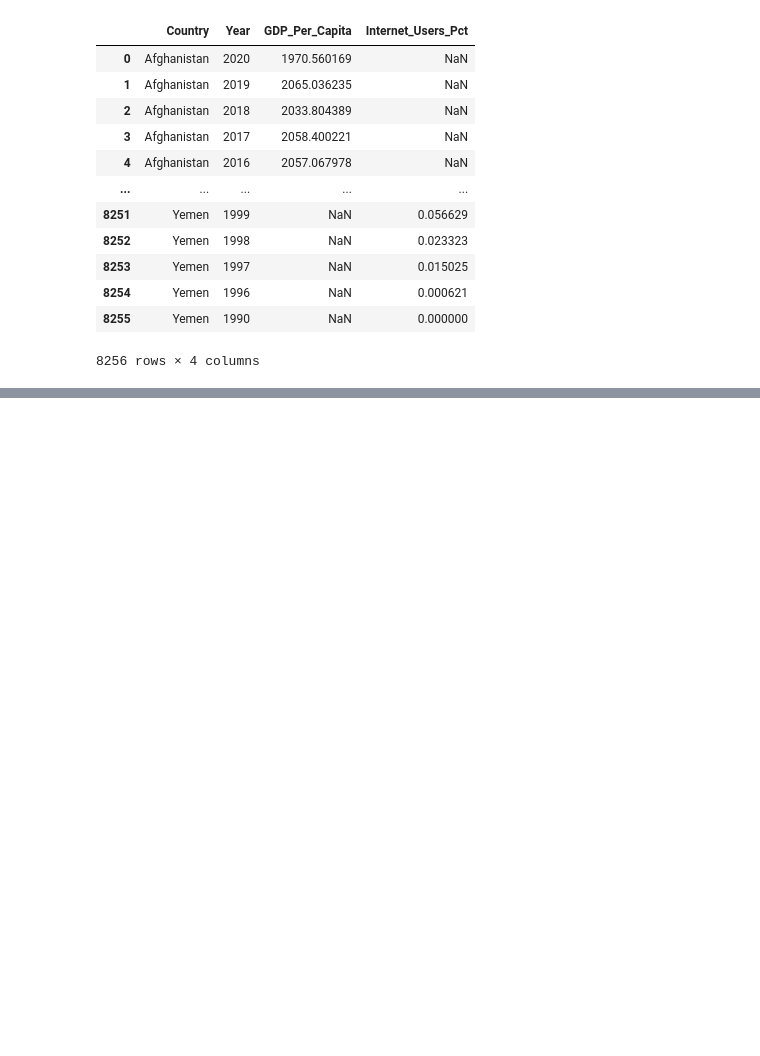
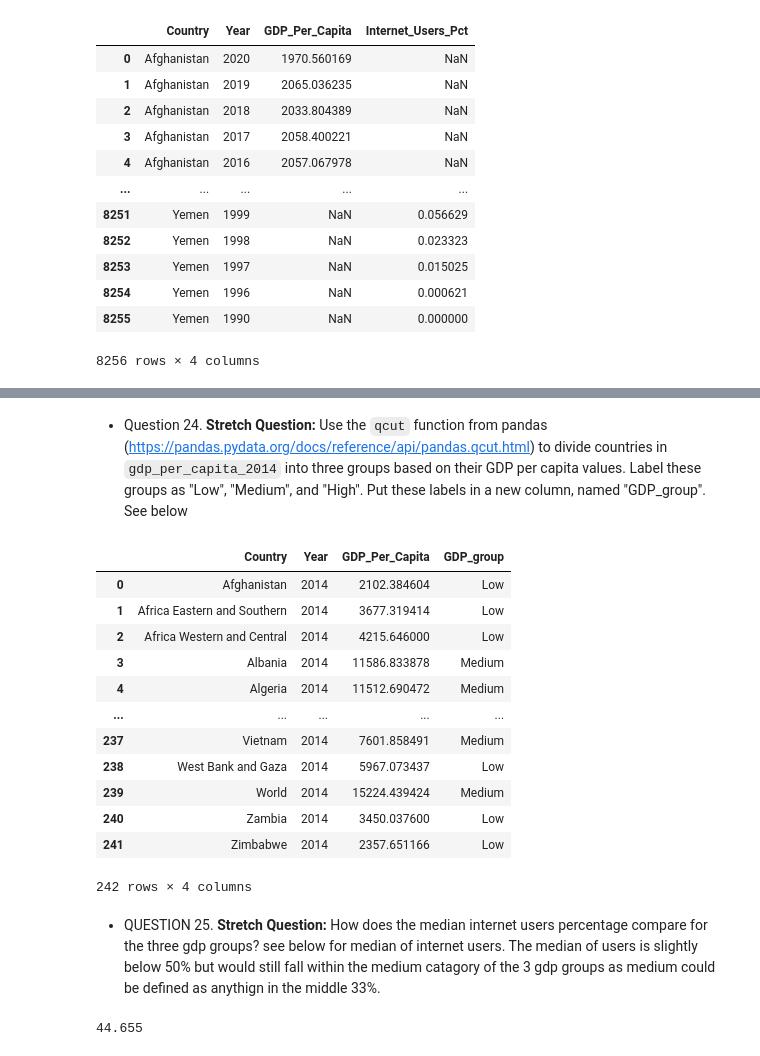
Before and after one commit to NSS-Full-Time-Data-Analytics-11/un-project-nelson-aaron-j, a Jupyter notebook: notebooks/nelson_un_project.ipynb, the cells around one changed output, grey strips where cells are left out. Cells and saved outputs as stored; diff of their text form; code cells hidden in the pictures; blank space fills up the shorter version.

```diff
--- a/notebooks/nelson_un_project.ipynb
+++ b/notebooks/nelson_un_project.ipynb
@@ -647,0 +592,3 @@ Text(0.5, 1.0, '2014 GDP Per Capita vs. Internet Users Percentage')
+# %%
+gdp_per_capita_2014 = gdp_df.query('Year == 2014').sort_values(by = 'Country', ascending = True).reset_index(drop=True)
+gdp_per_capita_2014
@@ -647,0 +609,26 @@ Text(0.5, 1.0, '2014 GDP Per Capita vs. Internet Users Percentage')
+# %% [markdown]
+- Question 24. **Stretch Question:** Use the `qcut` function from pandas (https://pandas.pydata.org/docs/reference/api/pandas.qcut.html) to divide countries in `gdp_per_capita_2014` into three groups based on their GDP per capita values. Label these groups as "Low", "Medium", and "High". Put these labels in a new column, named "GDP_group". See below
+# %%
+# qcut - defined the new column name, what i was cutting, the number of bins it was to be divided into and the labels for each bin,
+gdp_per_capita_2014['GDP_group'] = pd.qcut(gdp_per_capita_2014['GDP_Per_Capita'], 3, labels=["Low", "Medium", "High"])
+gdp_per_capita_2014
+# %% [output]
+|  | Country | Year | GDP_Per_Capita | GDP_group |
+| 0 | Afghanistan | 2014 | 2102.384604 | Low |
+| 1 | Africa Eastern and Southern | 2014 | 3677.319414 | Low |
+| 2 | Africa Western and Central | 2014 | 4215.646000 | Low |
+| 3 | Albania | 2014 | 11586.833878 | Medium |
+| 4 | Algeria | 2014 | 11512.690472 | Medium |
+| ... | ... | ... | ... | ... |
+| 237 | Vietnam | 2014 | 7601.858491 | Medium |
+| 238 | West Bank and Gaza | 2014 | 5967.073437 | Low |
+| 239 | World | 2014 | 15224.439424 | Medium |
+| 240 | Zambia | 2014 | 3450.037600 | Low |
+| 241 | Zimbabwe | 2014 | 2357.651166 | Low |
+242 rows × 4 columns
+# %% [markdown]
+- QUESTION 25. **Stretch Question:** How does the median internet users percentage compare for the three gdp groups? see below for median of internet users. The median of users is slightly below 50% but would still fall within the medium catagory of the 3 gdp groups as medium could be defined as anythign in the middle 33%.
+# %%
+gdp_and_internet_use_2014['Internet_Users_Pct'].median()
+# %% [output]
+44.655
```
Also changed, not shown: parts of 34 cells of this notebook.
